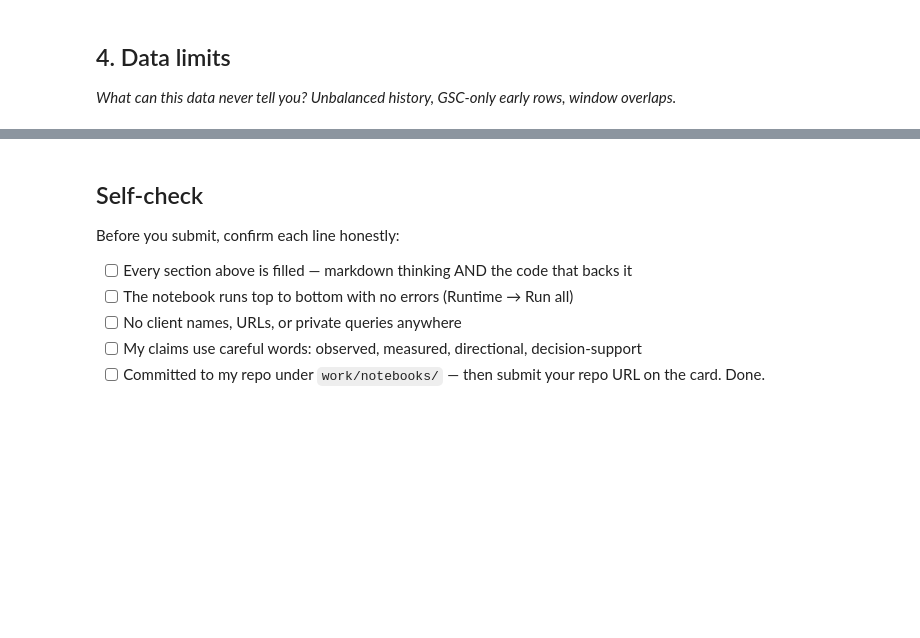
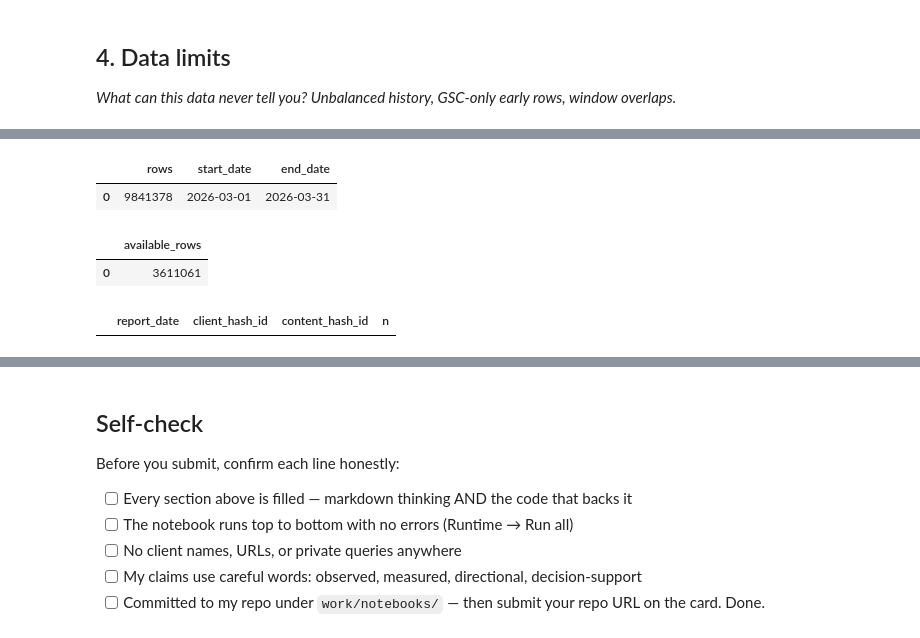
Before and after one commit to Missesqueensy/FlyRank-internship, a Jupyter notebook: work/notebooks/w03_data_contract.ipynb, the cells around one changed output, grey strips where cells are left out. Drawn from its saved outputs; the diff is of its cells as text; code cells hidden in the pictures; blank space fills up the shorter version.

```diff
--- a/work/notebooks/w03_data_contract.ipynb
+++ b/work/notebooks/w03_data_contract.ipynb
@@ -36,0 +214,40 @@ This skeleton is yours to fill. Work the sections **in order** — each one has
+# %%
+# Query 1: number of rows + date range for March 2026
+con.sql(f"""
+SELECT
+    COUNT(*) AS rows,
+    MIN(report_date) AS start_date,
+    MAX(report_date) AS end_date
+FROM {TABLES['fact_daily']}
+WHERE report_date BETWEEN DATE '2026-03-01' AND DATE '2026-03-31'
+""").df()
+# %% [output]
+|  | rows | start_date | end_date |
+| 0 | 9841378 | 2026-03-01 | 2026-03-31 |
+# %%
+# Query 2: available GSC rows
+con.sql(f"""
+SELECT
+    COUNT(*) AS available_rows
+FROM {TABLES['fact_daily']}
+WHERE report_date BETWEEN DATE '2026-03-01' AND DATE '2026-03-31'
+  AND gsc_data_available IS TRUE
+""").df()
+# %% [output]
+|  | available_rows |
+| 0 | 3611061 |
+# %%
+con.sql(f"""
+SELECT
+    report_date,
+    client_hash_id,
+    content_hash_id,
+    COUNT(*) AS n
+FROM {TABLES['fact_daily']}
+WHERE report_date BETWEEN DATE '2026-03-01' AND DATE '2026-03-31'
+GROUP BY 1,2,3
+HAVING COUNT(*) > 1
+LIMIT 10
+""").df()
+# %% [output]
+|  | report_date | client_hash_id | content_hash_id | n |
```
Also changed, not shown: parts of 15 cells of this notebook.
